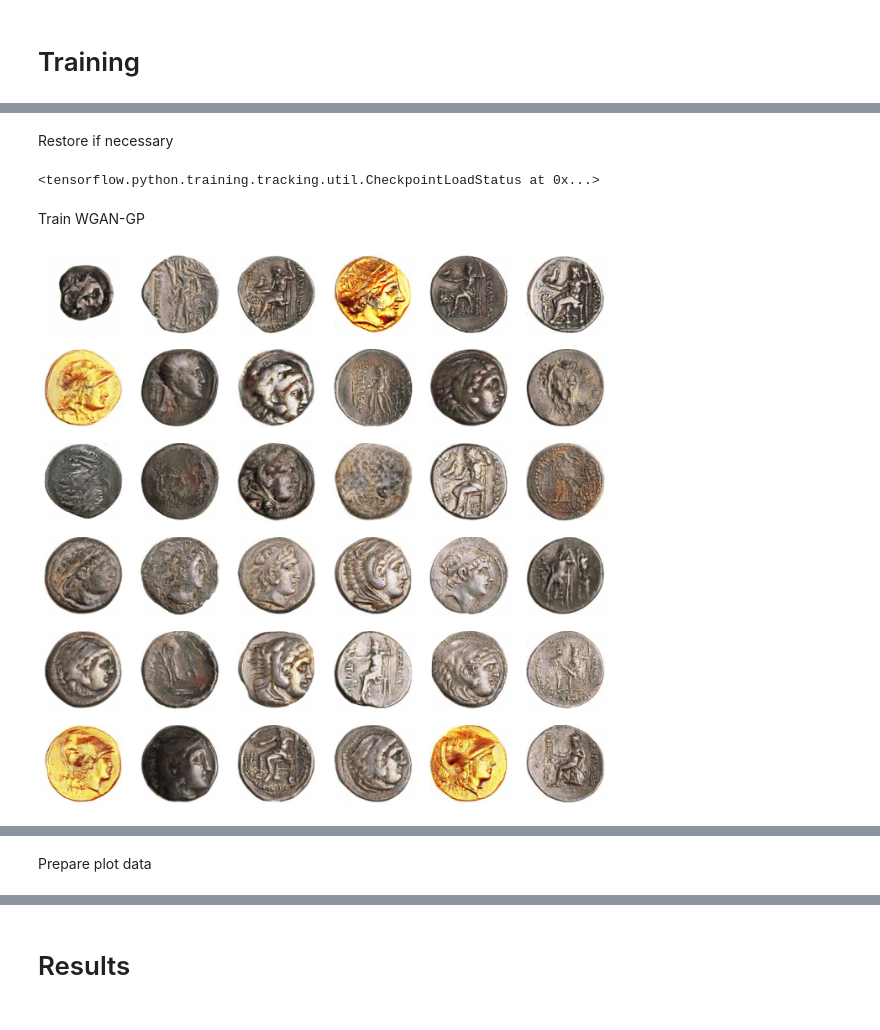
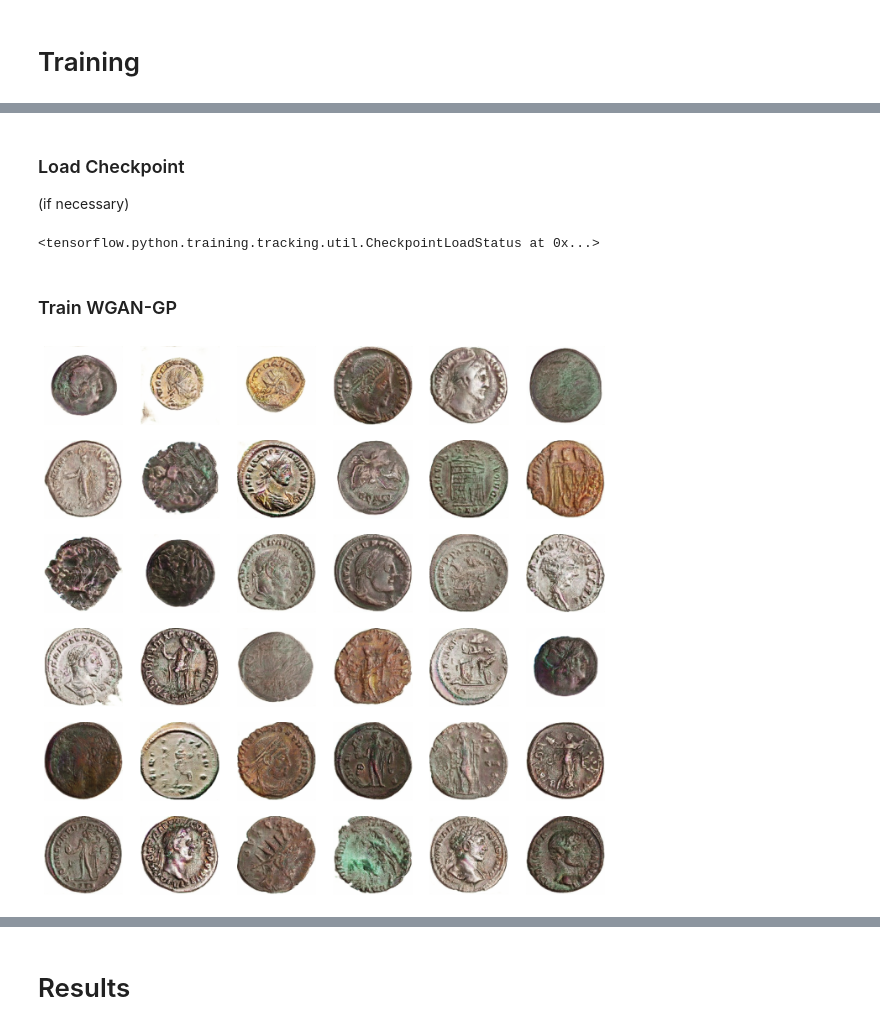
Before and after one commit to PScottZero/wgan-gp, a Jupyter notebook: wgan_gp.ipynb, the cells around one changed output, grey strips where cells are left out. Saved outputs shown, nothing was run; the diff lists cells and outputs as text; code cells hidden in the pictures.

```diff
--- a/wgan_gp.ipynb
+++ b/wgan_gp.ipynb
@@ -35,26 +40,33 @@ noise_dim, num_classes = 0, 0
 # %%
-def generate_noise(count, class_index=None):
+def generate_noise(count, class_labels=[], class_index=None):
   noise = tf.random.normal((count, noise_dim))
-  if class_index:
+  if len(class_labels) > 0:
+    noise_classes = class_labels
+  elif class_index != None:
     noise_classes = tf.one_hot([class_index] * count, num_classes)
   else:
     noise_classes = tf.one_hot(np.random.randint(0, num_classes, size=count), num_classes)
   noise_classes = tf.reshape(noise_classes, (-1, num_classes))
   noise_with_classes = tf.concat((noise, noise_classes), axis=1)
-  return noise_with_classes
+  return noise_with_classes, noise_classes
 
-def display_image_grid(images, num_examples):
+
+def display_image_grid(images, labels=None):
   fig = plt.figure(figsize=(12, 12))
-  for i in range(num_examples):
-    grid_size = int(np.ceil(np.sqrt(num_examples)))
+  for i in range(len(images)):
+    grid_size = int(np.ceil(np.sqrt(len(images))))
     fig.add_subplot(grid_size, grid_size, i + 1)
+    if labels:
+      plt.title(labels[i][:14])
     plt.imshow(images[i] * 0.5 + 0.5)
     plt.axis('off')
+
 
 def make_dir(directory):
   if not os.path.isdir(directory):
     os.makedirs(directory)
 
+
 def remove_dir(directory):
   if os.path.isdir(directory):
     shutil.rmtree(directory)
@@ -63,5 +77,5 @@ def remove_dir(directory):
 # %%
-dataset_name = 'greek_coins_sorted'
+dataset_name = 'roman_coins_clustered'
 dataset_dir = f'input_images/{dataset_name}'
 
 batch_size = 16
@@ -79,6 +93,7 @@ dataset = datagen.flow_from_directory(
   batch_size=batch_size,
 )
 
-num_classes = len(dataset.class_indices.keys())
+labels = list(dataset.class_indices.keys())
+num_classes = len(labels)
 img_shape_with_class = (img_dim, img_dim, channels + num_classes)
 # %% [output]
@@ -95,0 +103,14 @@ display_image_grid(images, num_examples)
+# %%
+num_examples = 36
+
+images, example_labels = [], []
+while len(images) < num_examples:
+  image_batch, label_batch = dataset.next()
+  images += list(image_batch)
+  example_labels += list(np.argmax(label_batch, axis=1))
+
+images = images[:num_examples]
+example_labels = [labels[i] for i in example_labels[:num_examples]]
+example_labels = None if num_classes == 1 else example_labels
+
+display_image_grid(images, example_labels)
@@ -425,3 +464,4 @@ def get_time_string(total_seconds):
 # %% [markdown]
-Restore if necessary
+### Load Checkpoint
+(if necessary)
 # %%
@@ -451,8 +491,8 @@ checkpoint.restore(tf.train.latest_checkpoint(checkpoint_dir))
 # %% [output]
 <tensorflow.python.training.tracking.util.CheckpointLoadStatus at 0x...>
 # %% [markdown]
-Train WGAN-GP
+### Train WGAN-GP
 # %%
-train(dataset, 200, 120)
+train(dataset, 50)
 # %% [output]
-[figure, old version]
+[figure, new version]
@@ -461,3 +501 @@ Time For Epoch 200: 14m 5.96s
 Remaining Time: 0.0s
-# %% [markdown]
-Prepare plot data
```
Also changed, not shown: parts of 42 cells of this notebook, 2 other files.
